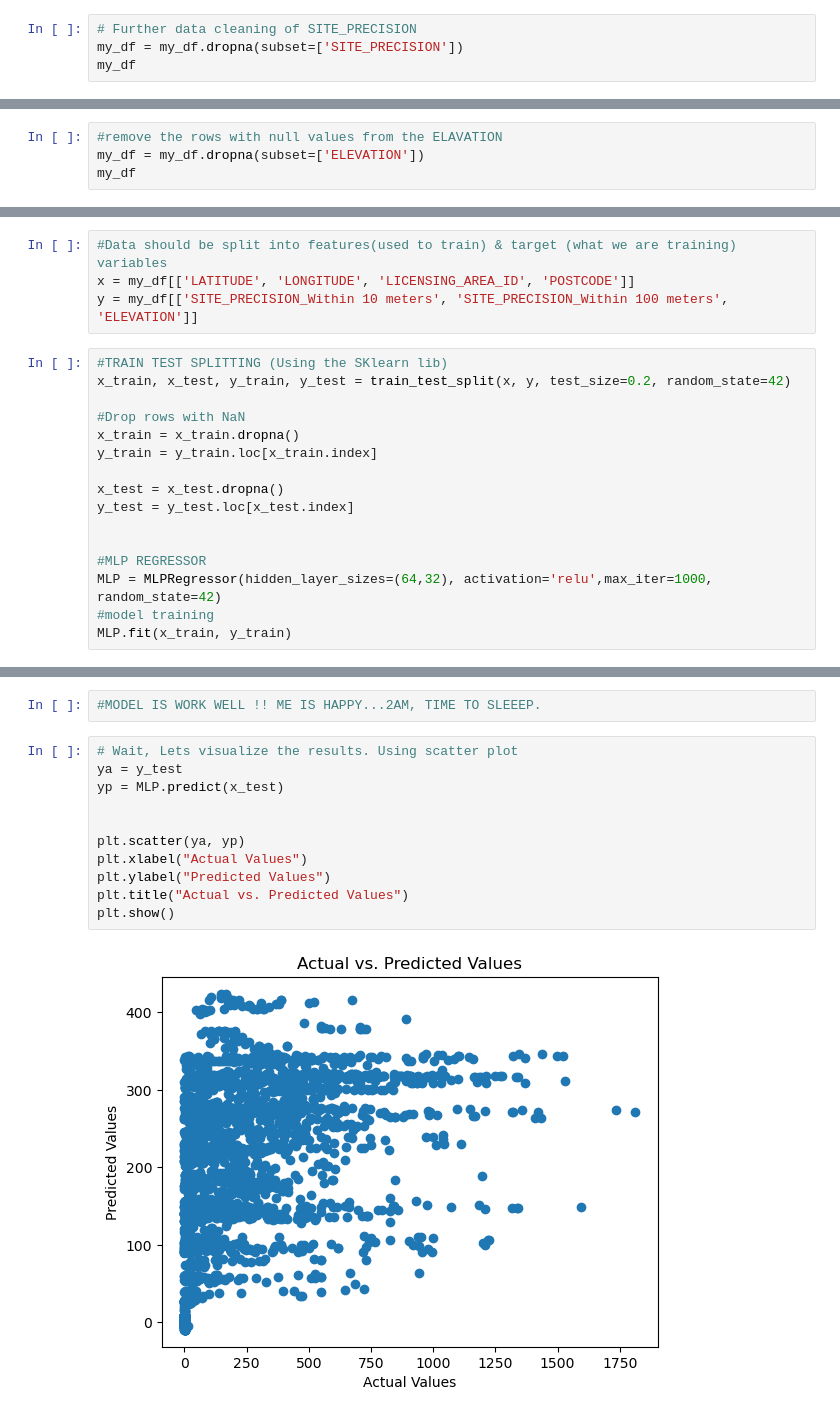
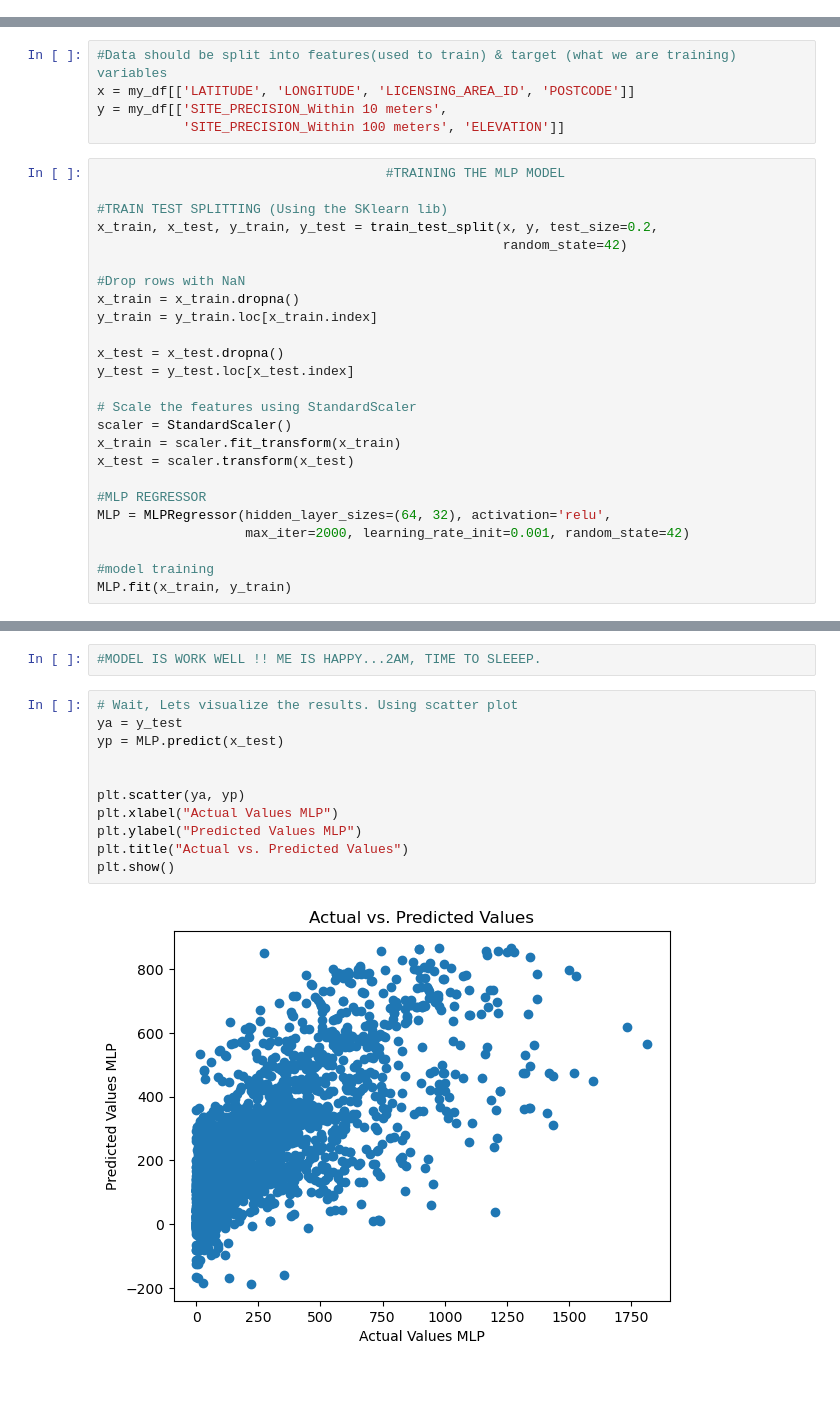
Before and after one commit to TMoyo22/MultilayerPerceptronModel, a Jupyter notebook: Group 17 Assignment.ipynb, the cells around one changed output, grey strips where cells are left out. Saved outputs shown, nothing was run; the diff lists cells and outputs as text; blank space fills up the shorter version.

```diff
--- a/Group 17 Assignment.ipynb
+++ b/Group 17 Assignment.ipynb
@@ -76,4 +103,0 @@ my_df
-# %%
-# Further data cleaning of SITE_PRECISION
-my_df = my_df.dropna(subset=['SITE_PRECISION'])
-my_df
@@ -94,4 +103,0 @@ my_df
-# %%
-#remove the rows with null values from the ELAVATION
-my_df = my_df.dropna(subset=['ELEVATION'])
-my_df
@@ -123,10 +130,14 @@ Index(['SITE_ID', 'LATITUDE', 'LONGITUDE', 'NAME', 'STATE',
 # %%
 #Data should be split into features(used to train) & target (what we are training) variables
 x = my_df[['LATITUDE', 'LONGITUDE', 'LICENSING_AREA_ID', 'POSTCODE']]
-y = my_df[['SITE_PRECISION_Within 10 meters', 'SITE_PRECISION_Within 100 meters', 'ELEVATION']]
+y = my_df[['SITE_PRECISION_Within 10 meters',
+           'SITE_PRECISION_Within 100 meters', 'ELEVATION']]
 # %%
+                                     #TRAINING THE MLP MODEL
+
 #TRAIN TEST SPLITTING (Using the SKlearn lib)
-x_train, x_test, y_train, y_test = train_test_split(x, y, test_size=0.2, random_state=42)
+x_train, x_test, y_train, y_test = train_test_split(x, y, test_size=0.2,
+                                                    random_state=42)
 
 #Drop rows with NaN
 x_train = x_train.dropna()
@@ -135,9 +146,15 @@ y_train = y_train.loc[x_train.index]
 x_test = x_test.dropna()
 y_test = y_test.loc[x_test.index]
 
+# Scale the features using StandardScaler
+scaler = StandardScaler()
+x_train = scaler.fit_transform(x_train)
+x_test = scaler.transform(x_test)
 
 #MLP REGRESSOR
-MLP = MLPRegressor(hidden_layer_sizes=(64,32), activation='relu',max_iter=1000, random_state=42)
+MLP = MLPRegressor(hidden_layer_sizes=(64, 32), activation='relu',
+                   max_iter=2000, learning_rate_init=0.001, random_state=42)
+
 #model training
 MLP.fit(x_train, y_train)
 # %% [output]
@@ -161,13 +164,13 @@ array([[  2.28264252,   8.69899437, -38.74435792]])
 # %%
 # Wait, Lets visualize the results. Using scatter plot
 ya = y_test
 yp = MLP.predict(x_test)
 
 
 plt.scatter(ya, yp)
-plt.xlabel("Actual Values")
-plt.ylabel("Predicted Values")
+plt.xlabel("Actual Values MLP")
+plt.ylabel("Predicted Values MLP")
 plt.title("Actual vs. Predicted Values")
 plt.show()
 # %% [output]
-[figure, old version]
+[figure, new version]
```
Also changed, not shown: parts of 17 cells of this notebook.
